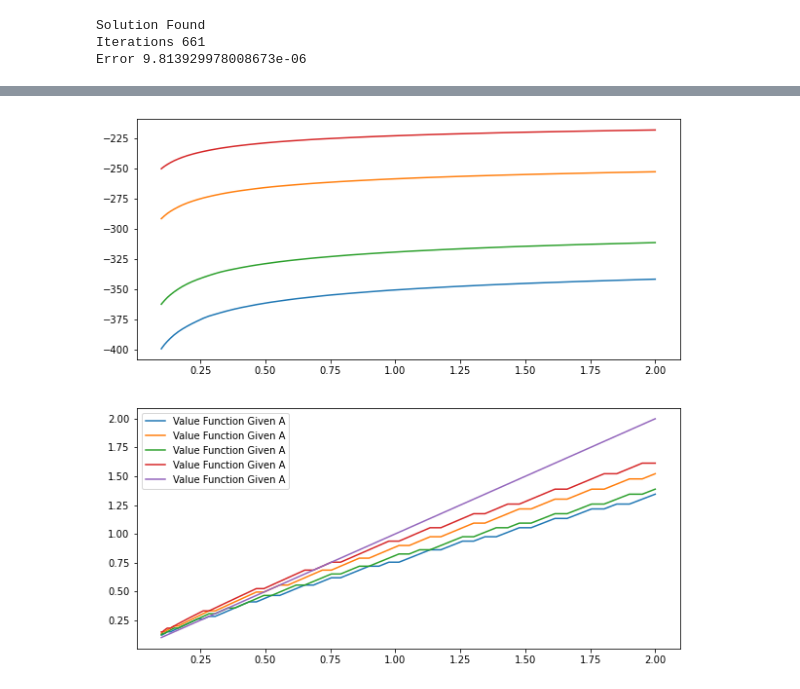
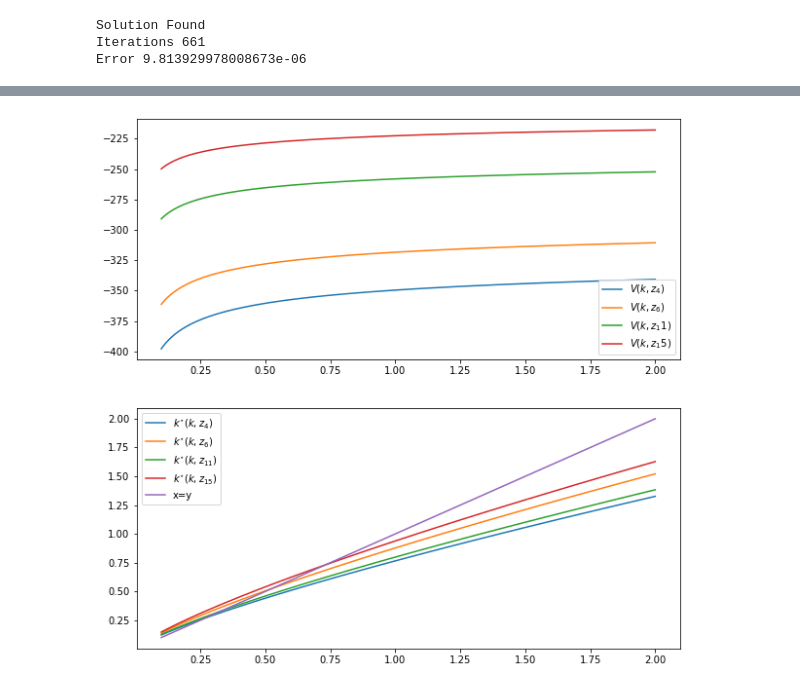
Before and after one commit to BelmudesLSB/Quantitative_Methods_2, a Jupyter notebook: PS3/PS3.ipynb, the cells around one changed output, grey strips where cells are left out. Saved outputs shown, nothing was run; the diff lists cells and outputs as text; code cells hidden in the pictures.

```diff
--- a/PS3/PS3.ipynb
+++ b/PS3/PS3.ipynb
@@ -172,7 +172,7 @@ from scipy import optimize
 
 # Define Parameters:
 
-n_k = np.linspace(30,500, dtype=int) # Grids for capitals
+n_k = 58 # Grids for capitals
 n_A = 15  # Markov States.
 δ = 0.9   # Depreciation.
 α = 0.7   # Capital Share.
@@ -202,7 +202,7 @@ K_min = 0.1
 
 # Use and expanding grid:
 
-K = K_min + (K_max - K_min) * (np.linspace(0, 1, n_k[C])**θ)
+K = K_min + (K_max - K_min) * (np.linspace(0, 1, n_k)**θ)
 
 # Utility function
 
@@ -218,14 +218,14 @@ def U(c):
 #def CC(k_0, k_1):
 #    return np.nanmax()
 
-V_0 = np.ones((n_A, n_k[C]))
+V_0 = np.ones((n_A, n_k))
 V_1 = np.copy(V_0)
-h_1 = np.ones((n_A, n_k[C]), dtype=int)
+h_1 = np.ones((n_A, n_k), dtype=int)
 iter = 0
 
 while iter < max_iter:
     for r in range(n_A):
-        for c in range(n_k[C]):
+        for c in range(n_k):
             V_1[r,c] = np.nanmax(U( A[r] * K[c]**α + (1-δ) * K[c] - K) + β * Π[r,:] @ V_0)
             h_1[r,c] = np.nanargmax(U( A[r] * K[c]**α + (1-δ) * K[c] - K) + β * Π[r,:] @ V_0)
     if np.amax(np.abs(V_1 - V_0))< error:
@@ -305,15 +419,16 @@ Error 9.994679771807569e-06
 # %%
 fig, ax  = plt.subplots(2, figsize=(10,10))
-ax[0].plot(K, V_1[3,:], label="Value Function Given A")
-ax[0].plot(K, V_1[10,:], label="Value Function Given A")
-ax[0].plot(K, V_1[5,:], label="Value Function Given A")
-ax[0].plot(K, V_1[14,:], label="Value Function Given A")
-ax[1].plot(K, K[h_1[3,:]], label="Value Function Given A")
-ax[1].plot(K, K[h_1[10,:]], label="Value Function Given A")
-ax[1].plot(K, K[h_1[5,:]], label="Value Function Given A")
-ax[1].plot(K, K[h_1[14,:]], label="Value Function Given A")
-ax[1].plot(K, K, label="Value Function Given A")
+ax[0].plot(K, V_1[3,:], label=r'$V(k,z_4)$')
+ax[0].plot(K, V_1[5,:], label=r'$V(k,z_6)$')
+ax[0].plot(K, V_1[10,:], label=r'$V(k,z_11)$')
+ax[0].plot(K, V_1[14,:], label=r'$V(k,z_15)$')
+ax[0].legend()
+ax[1].plot(K, h_int[3,:], label=r'$k^{\star}(k,z_4)$')
+ax[1].plot(K, h_int[10,:], label=r'$k^{\star}(k,z_6)$')
+ax[1].plot(K, h_int[5,:], label=r'$k^{\star}(k,z_{11})$')
+ax[1].plot(K, h_int[14,:], label=r'$k^{\star}(k,z_{15})$')
+ax[1].plot(K, K, label="x=y")
 plt.legend()
 plt.show()
 # %% [output]
-[figure, old version]
+[figure, new version]
```
Also changed, not shown: parts of 7 cells of this notebook.
